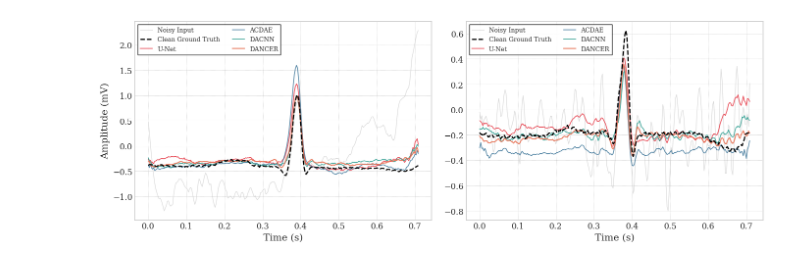
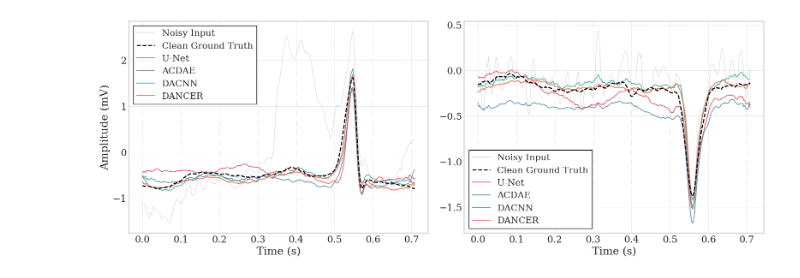
Before and after one commit to mallocobject/DANCE, a Jupyter notebook: main.ipynb, the cells around one changed output. Drawn from its saved outputs; the diff is of its cells as text; code cells hidden in the pictures.

```diff
--- a/main.ipynb
+++ b/main.ipynb
@@ -19,7 +19,7 @@ model_dict = {
 }
 # %%
 noise_type = "emb"
-snr_db = 4
+snr_db = -4
 
 dataset = ECGDataset(
     split="test",
@@ -28,10 +28,14 @@ dataset = ECGDataset(
     split_dir="./data_split",
 )
 
-# idx = np.random.randint(0, len(dataset) - 1)
-# print(idx)
-idx = 860
+idx = np.random.randint(0, len(dataset) - 1)
+print(idx)
+# idx = 860
 # idx = 513
+# idx = 1439
+# idx=1558
+idx=6
+
 noisy, clean = dataset[idx]
 
 mean, std = dataset.get_stats()
@@ -144,11 +93,11 @@ import matplotlib.font_manager as font_manager
 
 
 plt.rcParams['mathtext.fontset'] = 'stix'
-plt.rcParams['axes.labelsize'] = 14
-plt.rcParams['xtick.labelsize'] = 12
-plt.rcParams['ytick.labelsize'] = 12
-plt.rcParams['legend.fontsize'] = 11
-plt.rcParams['axes.linewidth'] = 1.2
+plt.rcParams['axes.labelsize'] = 18
+plt.rcParams['xtick.labelsize'] = 16
+plt.rcParams['ytick.labelsize'] = 16
+plt.rcParams['legend.fontsize'] = 16
+plt.rcParams['axes.linewidth'] = 1.5
 plt.rcParams['grid.alpha'] = 0.5
 
 
@@ -201,7 +150,7 @@ model_colors = [
 ]
 
 
-fig, axes = plt.subplots(1, 2, figsize=(14, 5), sharex=True, sharey=False)
+fig, axes = plt.subplots(1, 2, figsize=(16, 6), sharex=True, sharey=False)
 
 
 def plot_channel(ax, channel_idx, title):
@@ -226,37 +175,36 @@ def plot_channel(ax, channel_idx, title):
 
 
     if channel_idx == 0:
         ax.set_ylabel("Amplitude (mV)")
     ax.set_xlabel("Time (s)")
 
 
     ax.grid(True, linestyle=':', linewidth=0.5, color='gray', alpha=0.7)
 
-
+    ax.tick_params(axis='both', which='major', labelsize=16)
     ax.minorticks_on()
 
-
-    ax.legend(loc='best', ncol=2, frameon=True,
-              edgecolor='black', framealpha=0.9, fancybox=False, fontsize=9)
+    ax.legend(loc='best', ncol=1, frameon=True,
+	    edgecolor='black', framealpha=1.0, fancybox=False, fontsize=15)
 
 
 plot_channel(axes[0], 0, f"Channel I  (Noise: {noise_type.upper()}, SNR = {snr_db} dB)")
 
 
 plot_channel(axes[1], 1, f"Channel II (Noise: {noise_type.upper()}, SNR = {snr_db} dB)")
 
 
 plt.tight_layout(pad=1.5)
 
 
 plt.savefig("ecg_denoising_comparison.svg", format='svg', bbox_inches="tight")
 
 
-plt.savefig("ecg_denoising_comparison.pdf", format='pdf', bbox_inches="tight")
+# plt.savefig("ecg_denoising_comparison.pdf", format='pdf', bbox_inches="tight")
 
 
-plt.savefig("ecg_denoising_comparison.png", dpi=600, bbox_inches="tight")
+# plt.savefig("ecg_denoising_comparison.png", dpi=600, bbox_inches="tight")
 
 plt.show()
 # %% [output]
-[figure, old version]
+[figure, new version]
```
Also changed, not shown: parts of 3 cells of this notebook, 13 other files.
